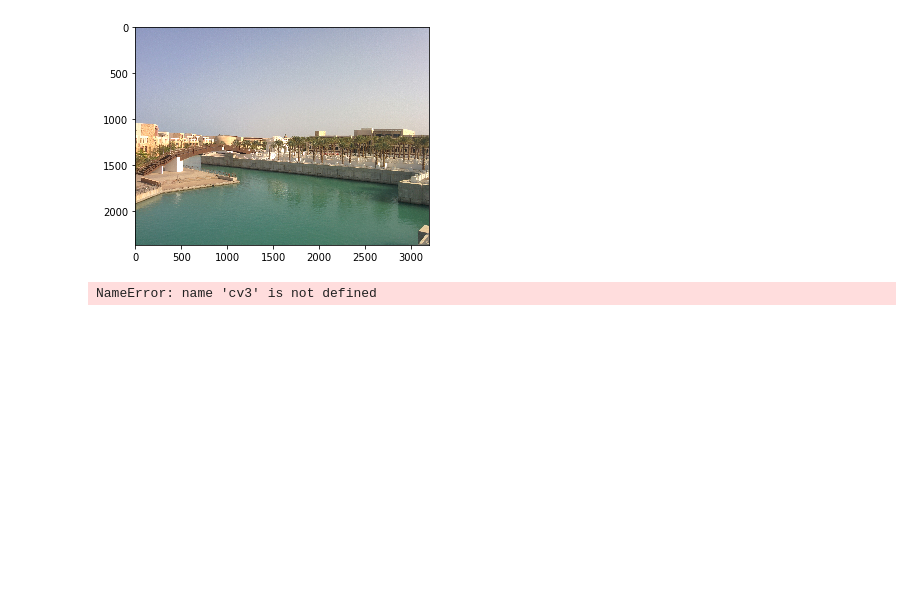
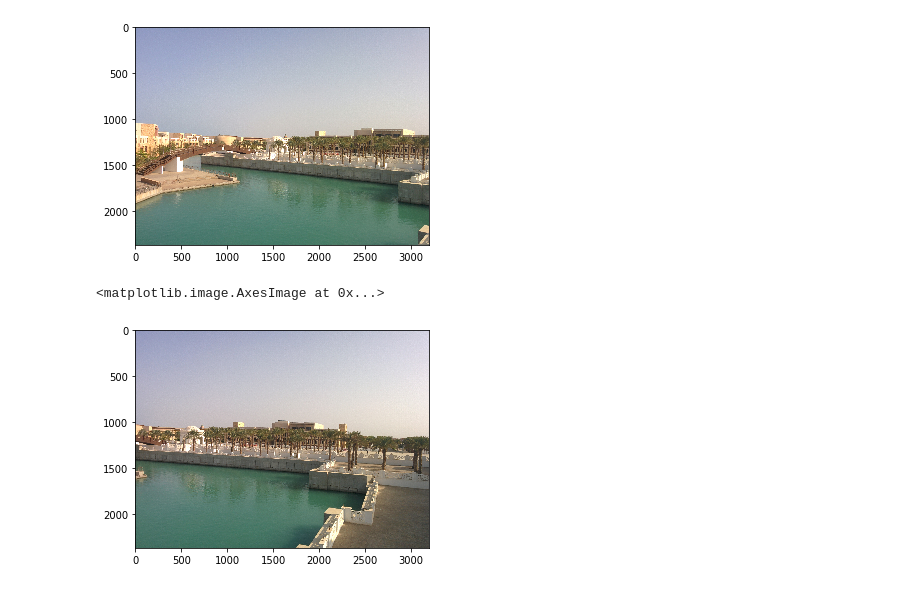
Before and after one commit to sicktastic/opencsv-playground, a Jupyter notebook: panorama/Panaroma - Python 2.ipynb, the cells around one changed output. Saved outputs shown, nothing was run; the diff lists cells and outputs as text; code cells hidden in the pictures; blank space fills up the shorter version.

Commit message:
Add sample images

```diff
--- a/panorama/Panaroma - Python 2.ipynb
+++ b/panorama/Panaroma - Python 2.ipynb
@@ -20,7 +20,8 @@ plt.imshow(cv2.cvtColor(img2, cv2.COLOR_BGR2RGB))
 <matplotlib.image.AxesImage at 0x...>
 [figure]
 # %%
-img2 = cv2.imread('samples/3.jpg')
-plt.imshow(cv2.cvtColor(img3, cv3.COLOR_BGR2RGB))
+img3 = cv2.imread('samples/3.jpg')
+plt.imshow(cv2.cvtColor(img3, cv2.COLOR_BGR2RGB))
 # %% [output]
-NameError: name 'cv3' is not defined
+<matplotlib.image.AxesImage at 0x...>
+[figure, added]
```
